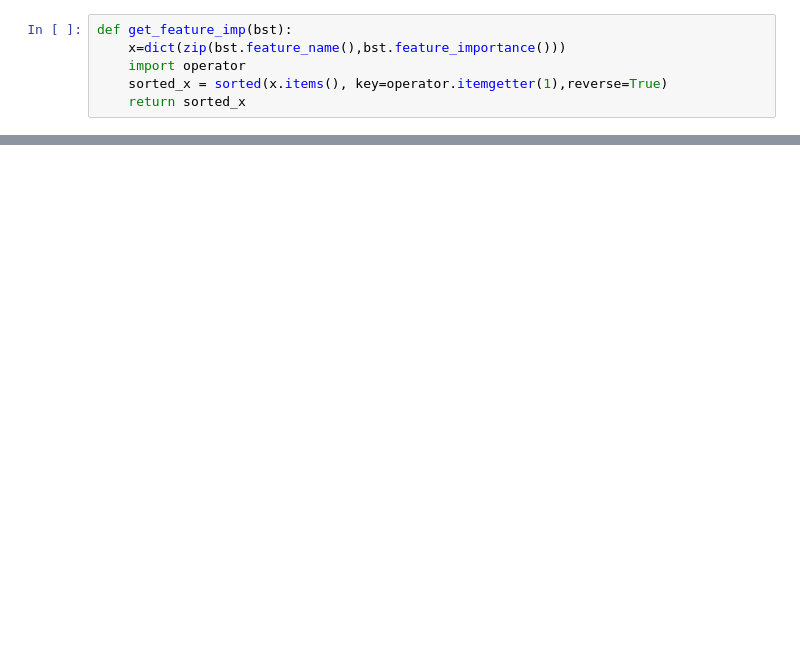
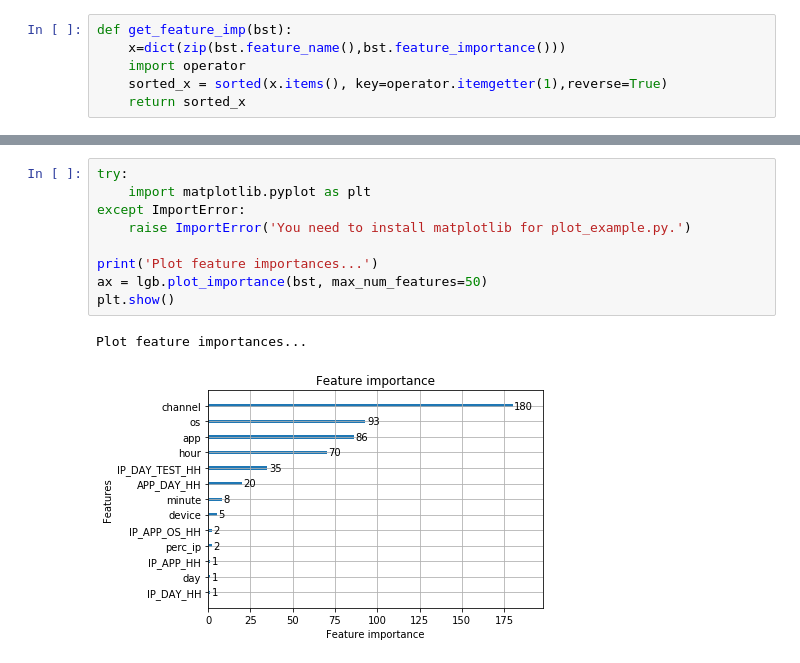
Before and after one commit to ronakagrawal2006/kaggle, a Jupyter notebook: talking-data-fraud-detection/04 TrainModel.ipynb, the cells around one changed output, grey strips where cells are left out. Drawn from its saved outputs; the diff is of its cells as text; blank space fills up the shorter version.

```diff
--- a/talking-data-fraud-detection/04 TrainModel.ipynb
+++ b/talking-data-fraud-detection/04 TrainModel.ipynb
@@ -204,0 +229,12 @@ Plot feature importances...
+# %%
+try:
+    import matplotlib.pyplot as plt
+except ImportError:
+    raise ImportError('You need to install matplotlib for plot_example.py.')
+
+print('Plot feature importances...')
+ax = lgb.plot_importance(bst, max_num_features=50)
+plt.show()
+# %% [output]
+Plot feature importances...
+[figure, added]
```
Also changed, not shown: parts of 15 cells of this notebook, 5 other files.
